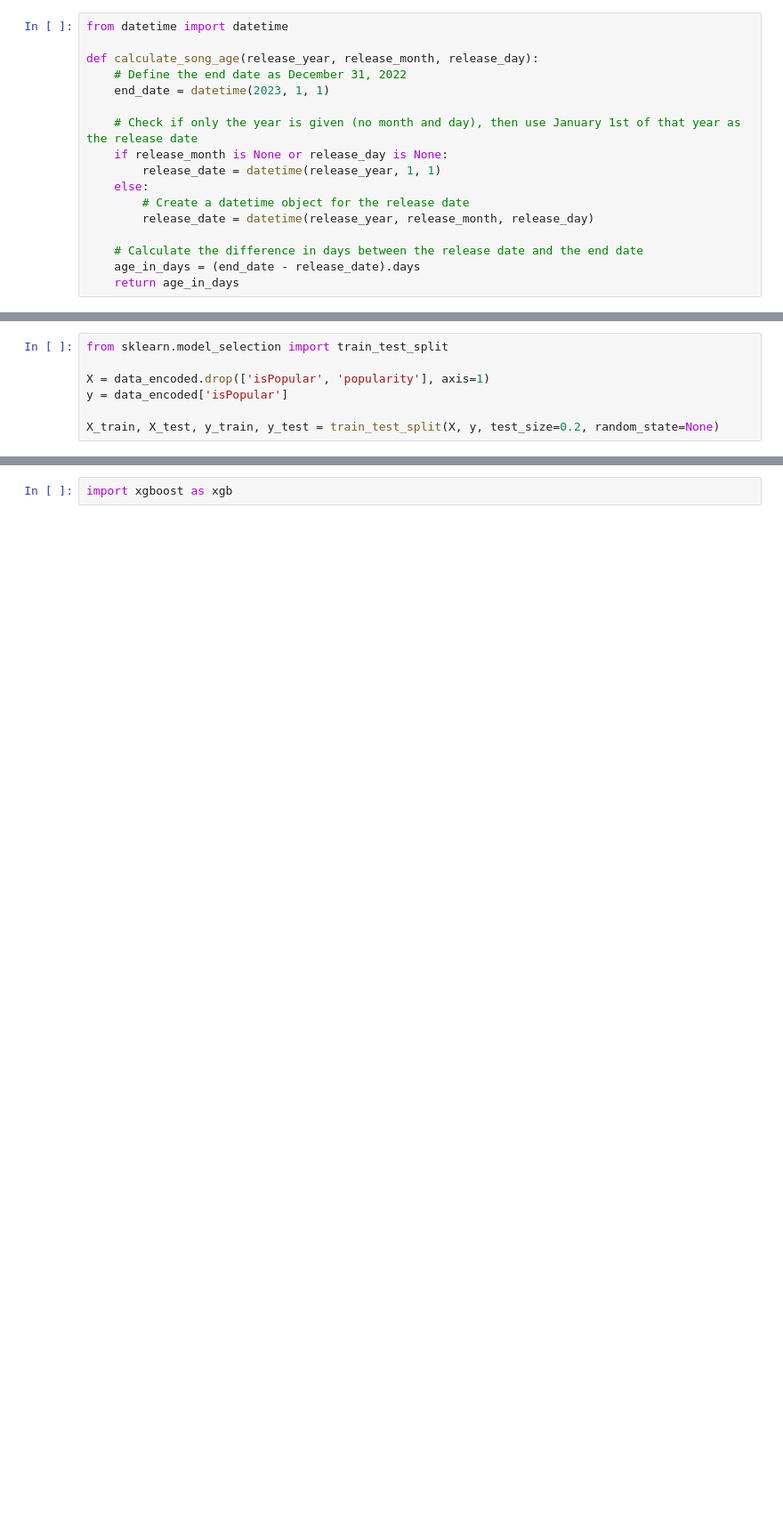
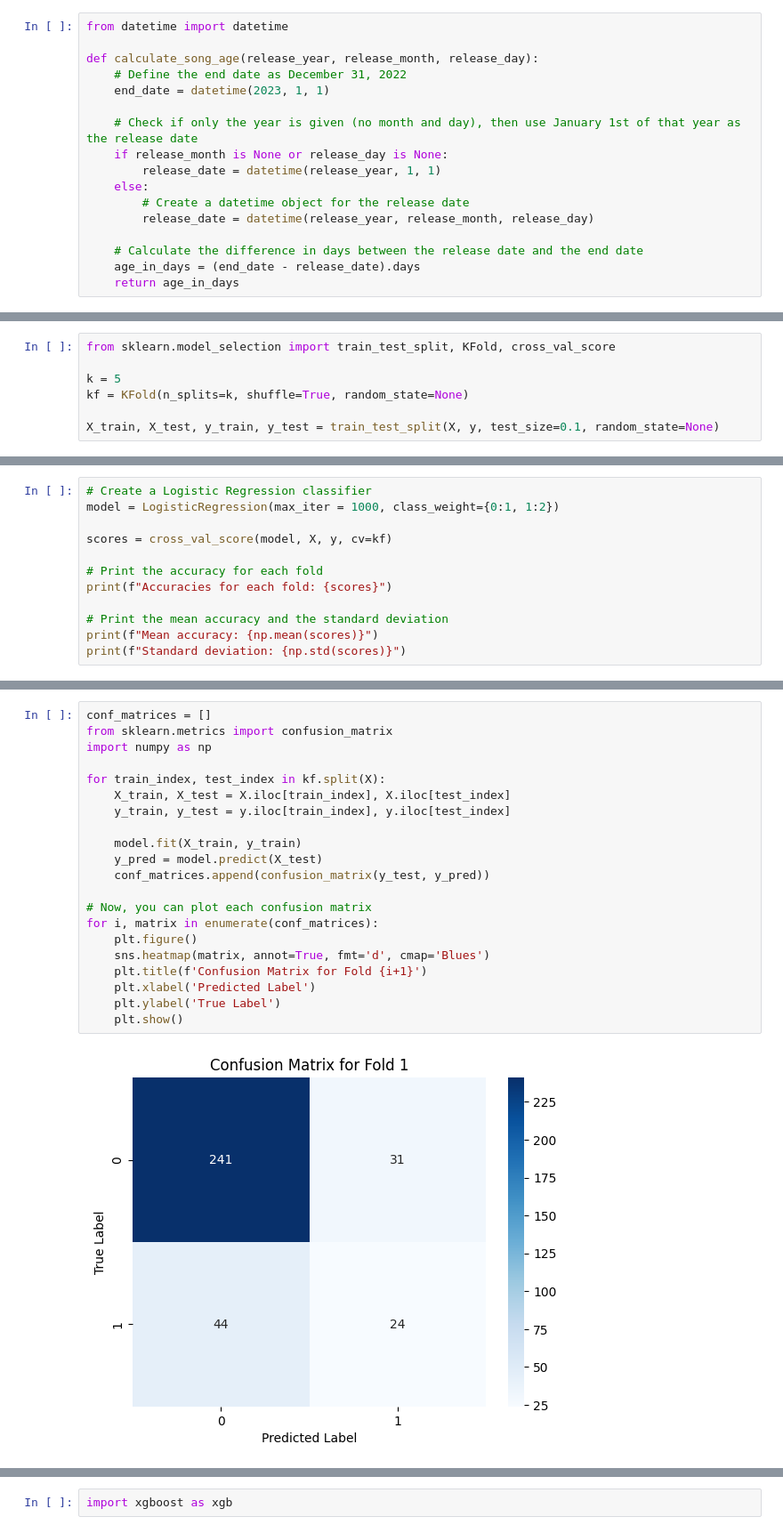
Before and after one commit to rlyjoe2/MusicThrowbacksRepo, a Jupyter notebook: Ryan's ML Model.ipynb, the cells around one changed output, grey strips where cells are left out. Shown at 89% size. Cells and saved outputs as stored; diff of their text form; blank space fills up the shorter version.

```diff
--- a/Ryan's ML Model.ipynb
+++ b/Ryan's ML Model.ipynb
@@ -117,7 +176,7 @@ Name: count, dtype: int64
 # %%
-from sklearn.model_selection import train_test_split
+from sklearn.model_selection import train_test_split, KFold, cross_val_score
 
-X = data_encoded.drop(['isPopular', 'popularity'], axis=1)
-y = data_encoded['isPopular']
+k = 5
+kf = KFold(n_splits=k, shuffle=True, random_state=None)
 
-X_train, X_test, y_train, y_test = train_test_split(X, y, test_size=0.2, random_state=None)
+X_train, X_test, y_train, y_test = train_test_split(X, y, test_size=0.1, random_state=None)
@@ -128,0 +188,12 @@ model = LogisticRegression(max_iter = 1000)
+# %%
+# Create a Logistic Regression classifier
+model = LogisticRegression(max_iter = 1000, class_weight={0:1, 1:2})
+
+scores = cross_val_score(model, X, y, cv=kf)
+
+# Print the accuracy for each fold
+print(f"Accuracies for each fold: {scores}")
+
+# Print the mean accuracy and the standard deviation
+print(f"Mean accuracy: {np.mean(scores)}")
+print(f"Standard deviation: {np.std(scores)}")
@@ -181,0 +270,23 @@ I decided to mess around with other models to see if data complexity is issue or
+# %%
+conf_matrices = []
+from sklearn.metrics import confusion_matrix
+import numpy as np
+
+for train_index, test_index in kf.split(X):
+    X_train, X_test = X.iloc[train_index], X.iloc[test_index]
+    y_train, y_test = y.iloc[train_index], y.iloc[test_index]
+
+    model.fit(X_train, y_train)
+    y_pred = model.predict(X_test)
+    conf_matrices.append(confusion_matrix(y_test, y_pred))
+
+# Now, you can plot each confusion matrix
+for i, matrix in enumerate(conf_matrices):
+    plt.figure()
+    sns.heatmap(matrix, annot=True, fmt='d', cmap='Blues')
+    plt.title(f'Confusion Matrix for Fold {i+1}')
+    plt.xlabel('Predicted Label')
+    plt.ylabel('True Label')
+    plt.show()
+# %% [output]
+[figure, added]
```
Also changed, not shown: parts of 28 cells of this notebook.
